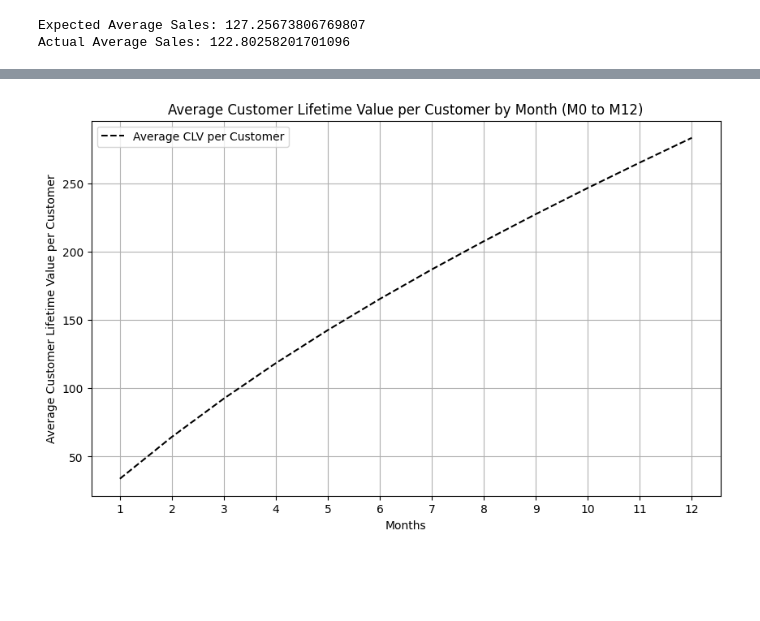
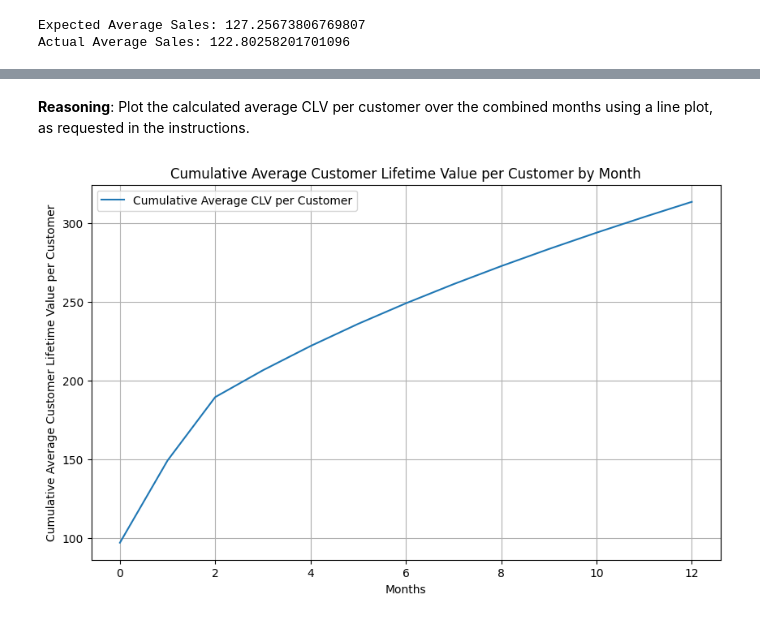
Before and after one commit to phucly-s2/customer-lifetime-value-prediction, a Jupyter notebook: CLV_prediction.ipynb, the cells around one changed output, grey strips where cells are left out. Drawn from its saved outputs; the diff is of its cells as text; code cells hidden in the pictures; blank space fills up the shorter version.

```diff
--- a/CLV_prediction.ipynb
+++ b/CLV_prediction.ipynb
@@ -123,0 +128,11 @@ pivot_df_diff
+# %%
+df['order_date'] = pd.to_datetime(df['order_date'])
+df['order_month'] = df['order_date'].dt.to_period('M')
+
+earliest_month = df['order_month'].min()
+df['month_number'] = (df['order_month'] - earliest_month).apply(lambda x: x.n)
+
+df_clv_by_month = df.groupby('month_number')['CLV'].sum().reset_index()
+df_clv_by_month = df_clv_by_month.rename(columns={'CLV': 'Total CLV'})
+
+display(df_clv_by_month)
@@ -123,0 +152,6 @@ pivot_df_diff
+# %%
+pivot_df_avg = pivot_df_diff.loc['Average'].reset_index()
+last_month_df = df_clv_by_month['month_number'].max()
+pivot_df_avg['Months'] = pivot_df_avg['Months'] + last_month_df
+pivot_df_avg = pivot_df_avg.rename(columns={'Months': 'month_number', 'Average': 'Total CLV'})
+display(pivot_df_avg)
@@ -123,0 +178,4 @@ pivot_df_diff
+# %%
+combined_clv_data = pd.concat([df_clv_by_month, pivot_df_avg], ignore_index=True)
+combined_clv_data = combined_clv_data.sort_values(by='month_number')
+display(combined_clv_data)
@@ -123,0 +205,4 @@ pivot_df_diff
+# %%
+num_customers= df['customer_id'].nunique()
+combined_clv_data['Average CLV'] = combined_clv_data['Total CLV'] / num_customers
+display(combined_clv_data)
@@ -124,22 +229,19 @@ pivot_df_diff
+# %% [markdown]
+**Reasoning**:
+Plot the calculated average CLV per customer over the combined months using a line plot, as requested in the instructions.
 # %%
 import matplotlib.pyplot as plt
 
-# Calculate the number of customers
-num_customers = summary.shape[0]
+# Calculate the cumulative average CLV
+combined_clv_data['Cumulative Average CLV'] = combined_clv_data['Average CLV'].cumsum()
 
-# Calculate the average CLV per customer for the average row
-average_clv_per_customer = pivot_df.loc['Average'] / num_customers
-
-# Plot the average CLV per customer
 plt.figure(figsize=(10, 6))
-plt.plot(average_clv_per_customer.index, average_clv_per_customer.values, label='Average CLV per Customer', linestyle='--', color='black')
-
+plt.plot(combined_clv_data['month_number'], combined_clv_data['Cumulative Average CLV'], label='Cumulative Average CLV per Customer')
 plt.xlabel('Months')
-plt.ylabel('Average Customer Lifetime Value per Customer')
-plt.title('Average Customer Lifetime Value per Customer by Month (M0 to M12)')
-plt.xticks(range(1, 13))
+plt.ylabel('Cumulative Average Customer Lifetime Value per Customer')
+plt.title('Cumulative Average Customer Lifetime Value per Customer by Month')
 plt.legend()
 plt.grid(True)
 plt.show()
 # %% [output]
-[figure, old version]
+[figure, new version]
```
Also changed, not shown: parts of 18 cells of this notebook.
